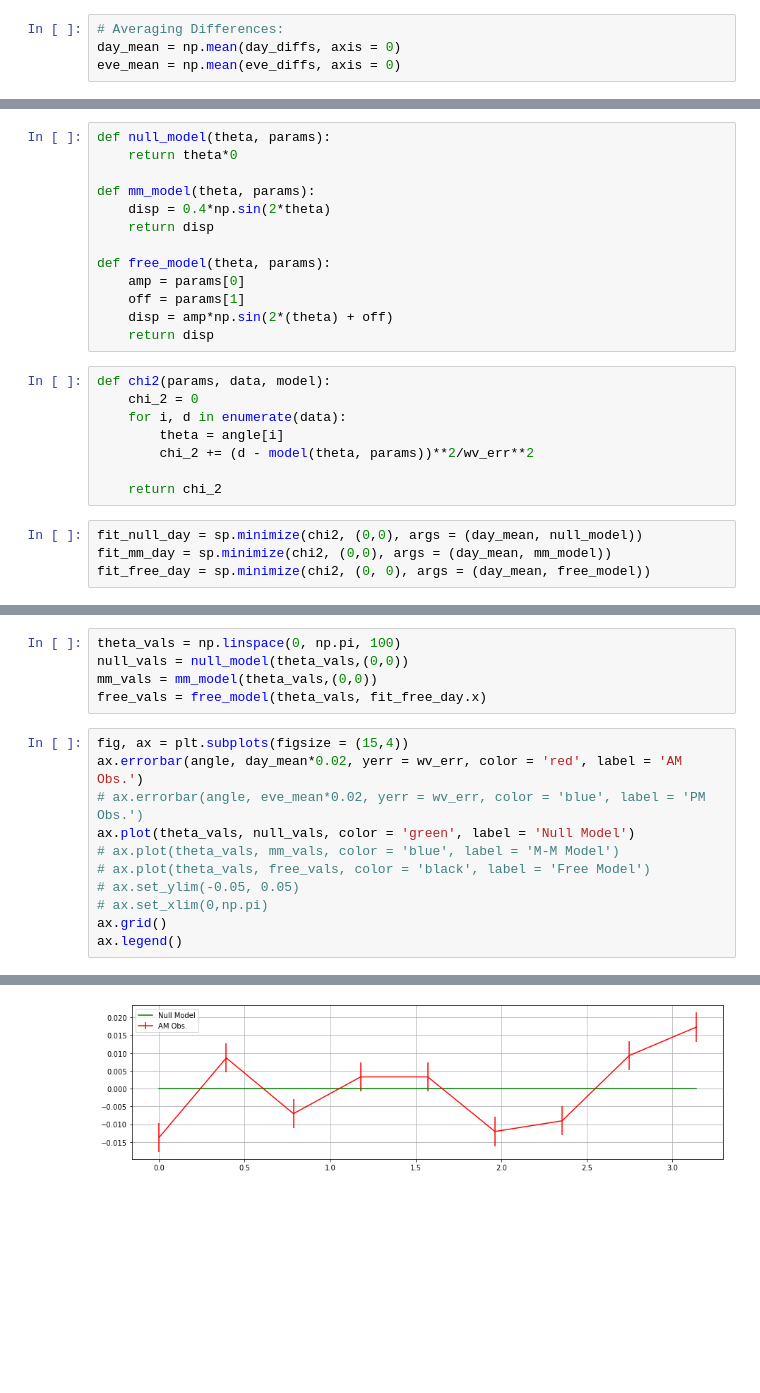
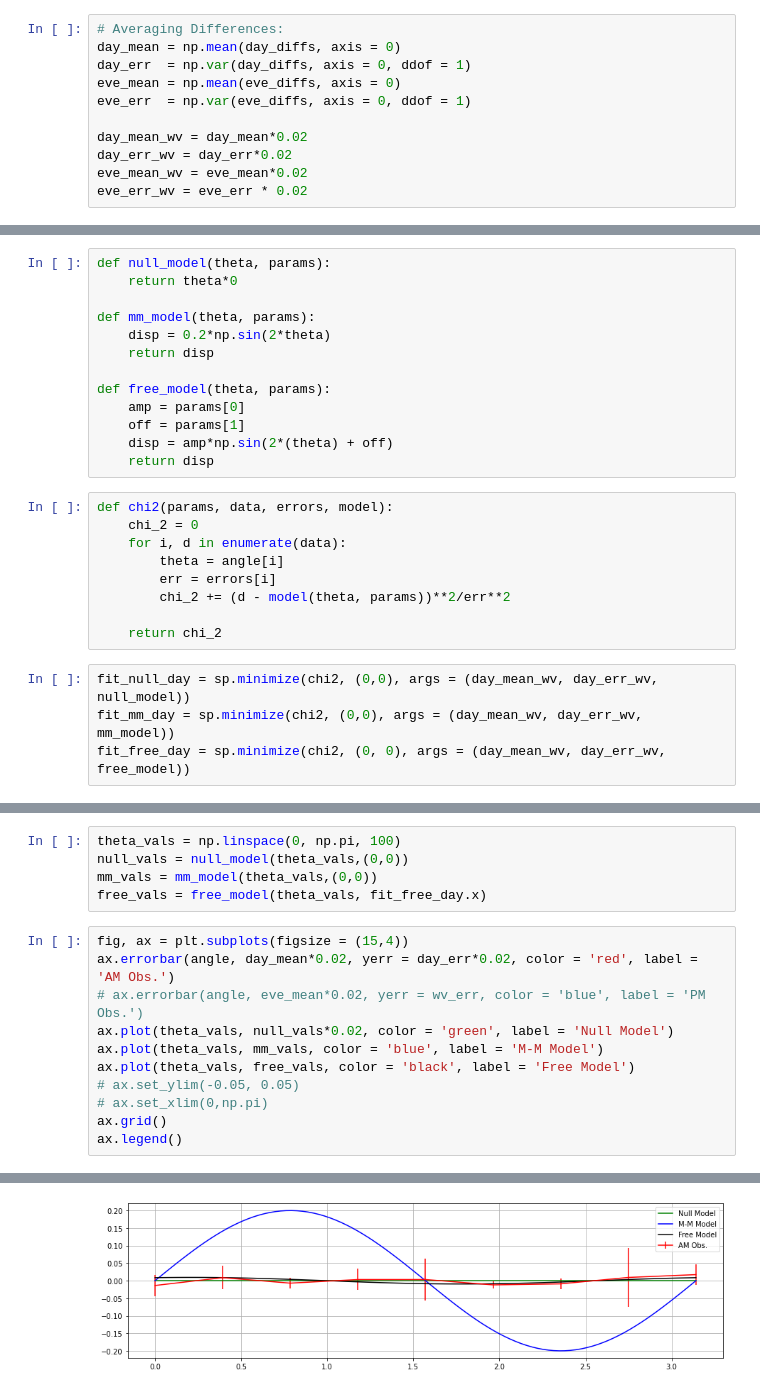
Before and after one commit to LAT-403/Project, a Jupyter notebook: QuickPlot.ipynb, the cells around one changed output, grey strips where cells are left out. Drawn from its saved outputs; the diff is of its cells as text; blank space fills up the shorter version.

```diff
--- a/QuickPlot.ipynb
+++ b/QuickPlot.ipynb
@@ -126,6 +101,13 @@ ax.errorbar(orientation, eve_diffs[5], yerr = diff_err, color = 'green', ls = '-
 # %%
 # Averaging Differences:
 day_mean = np.mean(day_diffs, axis = 0)
+day_err  = np.var(day_diffs, axis = 0, ddof = 1)
 eve_mean = np.mean(eve_diffs, axis = 0)
+eve_err  = np.var(eve_diffs, axis = 0, ddof = 1)
+
+day_mean_wv = day_mean*0.02
+day_err_wv = day_err*0.02
+eve_mean_wv = eve_mean*0.02
+eve_err_wv = eve_err * 0.02
 # %%
 fig, ax = plt.subplots(figsize = (15,4))
@@ -152,7 +134,7 @@ def null_model(theta, params):
     return theta*0
 
 def mm_model(theta, params):
-    disp = 0.4*np.sin(2*theta)
+    disp = 0.2*np.sin(2*theta)
     return disp
 
 def free_model(theta, params):
@@ -161,17 +143,18 @@ def free_model(theta, params):
     disp = amp*np.sin(2*(theta) + off)
     return disp
 # %%
-def chi2(params, data, model):
+def chi2(params, data, errors, model):
     chi_2 = 0
     for i, d in enumerate(data):
         theta = angle[i]
-        chi_2 += (d - model(theta, params))**2/wv_err**2
+        err = errors[i]
+        chi_2 += (d - model(theta, params))**2/err**2
 
     return chi_2
 # %%
-fit_null_day = sp.minimize(chi2, (0,0), args = (day_mean, null_model))
-fit_mm_day = sp.minimize(chi2, (0,0), args = (day_mean, mm_model))
-fit_free_day = sp.minimize(chi2, (0, 0), args = (day_mean, free_model))
+fit_null_day = sp.minimize(chi2, (0,0), args = (day_mean_wv, day_err_wv, null_model))
+fit_mm_day = sp.minimize(chi2, (0,0), args = (day_mean_wv, day_err_wv, mm_model))
+fit_free_day = sp.minimize(chi2, (0, 0), args = (day_mean_wv, day_err_wv, free_model))
 # %%
 print(fit_null_day)
 print(fit_mm_day)
@@ -201,15 +184,15 @@ mm_vals = mm_model(theta_vals,(0,0))
 free_vals = free_model(theta_vals, fit_free_day.x)
 # %%
 fig, ax = plt.subplots(figsize = (15,4))
-ax.errorbar(angle, day_mean*0.02, yerr = wv_err, color = 'red', label = 'AM Obs.')
+ax.errorbar(angle, day_mean*0.02, yerr = day_err*0.02, color = 'red', label = 'AM Obs.')
 # ax.errorbar(angle, eve_mean*0.02, yerr = wv_err, color = 'blue', label = 'PM Obs.')
-ax.plot(theta_vals, null_vals, color = 'green', label = 'Null Model')
-# ax.plot(theta_vals, mm_vals, color = 'blue', label = 'M-M Model')
-# ax.plot(theta_vals, free_vals, color = 'black', label = 'Free Model')
+ax.plot(theta_vals, null_vals*0.02, color = 'green', label = 'Null Model')
+ax.plot(theta_vals, mm_vals, color = 'blue', label = 'M-M Model')
+ax.plot(theta_vals, free_vals, color = 'black', label = 'Free Model')
 # ax.set_ylim(-0.05, 0.05)
 # ax.set_xlim(0,np.pi)
 ax.grid()
 ax.legend()
 # %% [output]
 <matplotlib.legend.Legend at 0x...>
-[figure, old version]
+[figure, new version]
```
Also changed, not shown: parts of 6 cells of this notebook.
